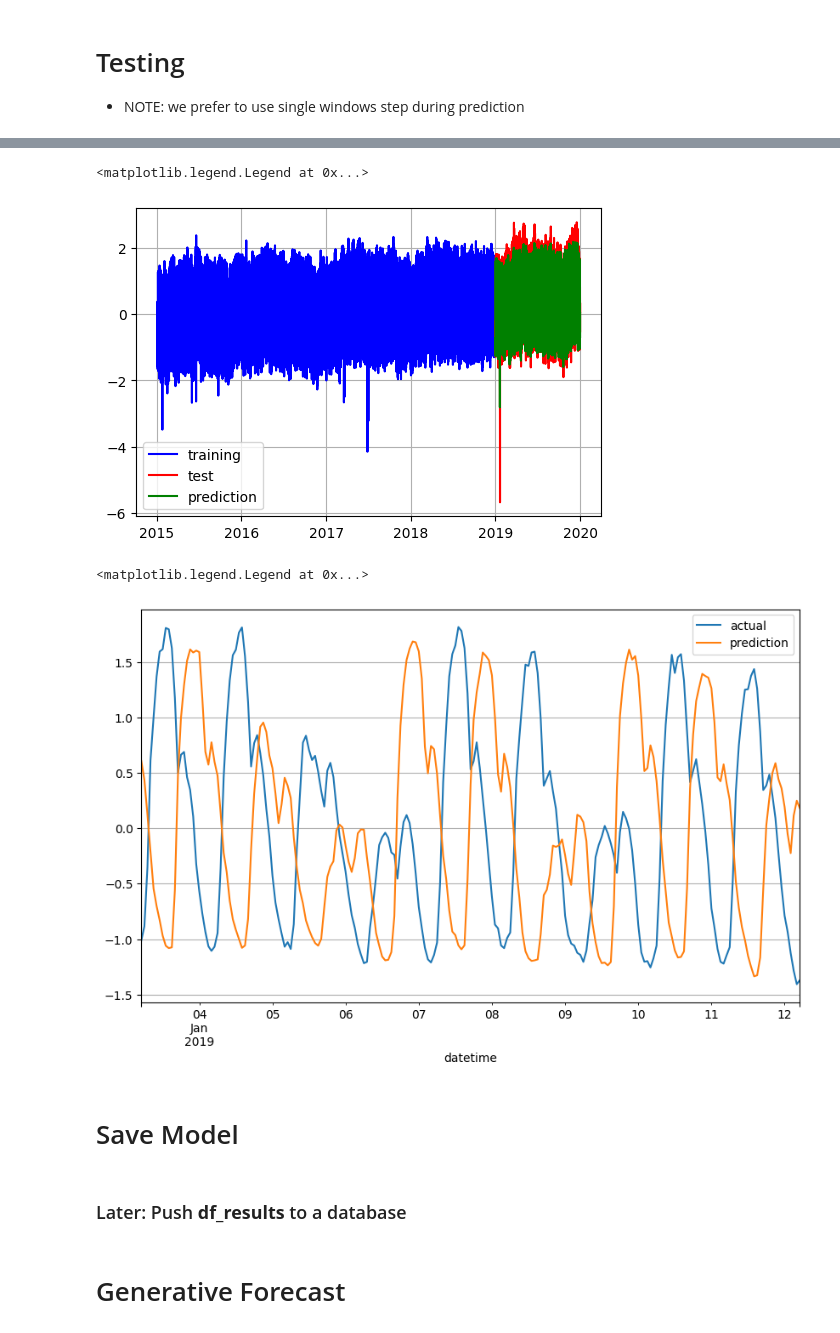
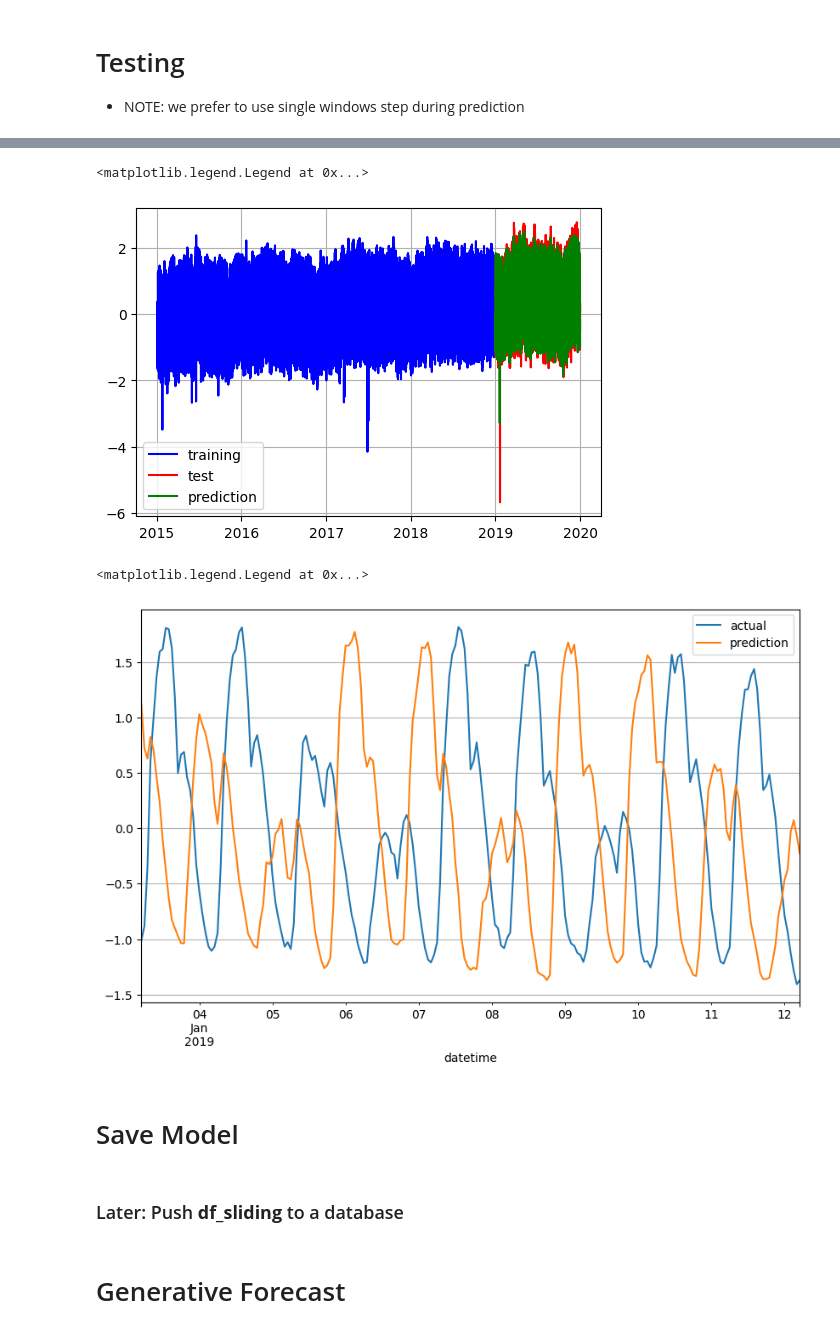
Before and after one commit to fualsan/DeepTimeSeriesFromScratch, a Jupyter notebook: Transformer_from_scratch.ipynb, the cells around one changed output, grey strips where cells are left out. Saved outputs shown, nothing was run; the diff lists cells and outputs as text; code cells hidden in the pictures.

```diff
--- a/Transformer_from_scratch.ipynb
+++ b/Transformer_from_scratch.ipynb
@@ -28,7 +28,7 @@ USING DEVICE: cuda
 # Hyperparameters
 # %%
 hyperparameters = {
-    'lags': 15,
+    'lags': 35,
     'forecast': 1,
     'input_features_size': 16,
     'hidden_features_size': 256,
@@ -706,6 +677,6 @@ for epoch in range(1, hyperparameters['num_epochs']+1):
             pg['lr'] *= 0.1
 
 
-    if epoch % 10 == 0:
+    if epoch % 5 == 0:
         print(f'Epoch: {epoch}, Training loss: {avg_train_loss:.4f}, Testing Loss: {avg_test_loss:.4f}')
 # %% [output]
@@ -759,11 +732,11 @@ def eval_iter_single_step(model, dataloader, criterion, device):
 
     return sum(avg_loss) / len(avg_loss), predictions
 # %%
-_, pred = eval_iter_single_step(
+_, pred_sliding= eval_iter_single_step(
     model=model,
     dataloader=dataloader_test,
     criterion=mse_loss,
     device=device
 )
 
-len(pred)
+len(pred_sliding)
@@ -790,16 +752,14 @@ pred_flat
 # %%
-pred_flat = {col_name: [] for col_name in df_full.columns}
+sliding_results_dict = {}
 
-# loop over predictions
-for p_array in pred:
-    # loop over individual output features
-    for feature_id, feature_key in enumerate(pred_flat.keys()):
-        pred_flat[feature_key].append(p_array[feature_id])
+pred_sliding_array = np.array(pred_sliding)
 
+for feature_id, feature_key in enumerate(df_full.columns):
+    sliding_results_dict[feature_key] = pred_sliding_array[:, feature_id]
 
-df_results = pd.DataFrame(data=pred_flat, index=df_test.index)
+df_sliding = pd.DataFrame(data=sliding_results_dict, index=df_test.index)
 
-df_results.head(10)
+df_sliding.head(10)
 # %% [output]
 |  | nat_demand | T2M_toc | QV2M_toc | TQL_toc | W2M_toc | T2M_san | QV2M_san | TQL_san | W2M_san | T2M_dav | ... |
 | datetime |  |  |  |  |  |  |  |  |  |  | ... |
@@ -816,20 +776,20 @@ df_results.head(10)
 # %%
 selected_feature = 'nat_demand'
 plt.plot(df_train.index, df_train[selected_feature], c='blue', label='training')
-plt.plot(df_results.index, df_test[selected_feature], c='red', label='test')
-plt.plot(df_results.index, df_results[selected_feature] , c='green', label='prediction')
+plt.plot(df_sliding.index, df_test[selected_feature], c='red', label='test')
+plt.plot(df_sliding.index, df_sliding[selected_feature] , c='green', label='prediction')
 plt.legend()
 # %% [output]
 <matplotlib.legend.Legend at 0x...>
-[figure, old version]
+[figure, new version]
 # %%
 plt.figure(figsize=(10, 6))
 df_test.loc['2019-01-03 05:00:00':'2019-01-12 05:00:00', 'nat_demand'].plot(label='actual')
-df_results.loc['2019-01-03 05:00:00':'2019-01-12 05:00:00', 'nat_demand'].plot(label='prediction')
+df_sliding.loc['2019-01-03 05:00:00':'2019-01-12 05:00:00', 'nat_demand'].plot(label='prediction')
 plt.legend()
 # %% [output]
 <matplotlib.legend.Legend at 0x...>
-[figure, old version]
+[figure, new version]
 # %% [markdown]
 # Save Model
 # %%
@@ -843,7 +803,7 @@ torch.save({
     './saved_models/GPTTimeSeries.pt'
 )
 # %% [markdown]
-### Later: Push **df_results** to a database
+### Later: Push **df_sliding** to a database
 # %% [markdown]
 # Generative Forecast
 # %%
```
Also changed, not shown: parts of 16 cells of this notebook, 1 other file.
